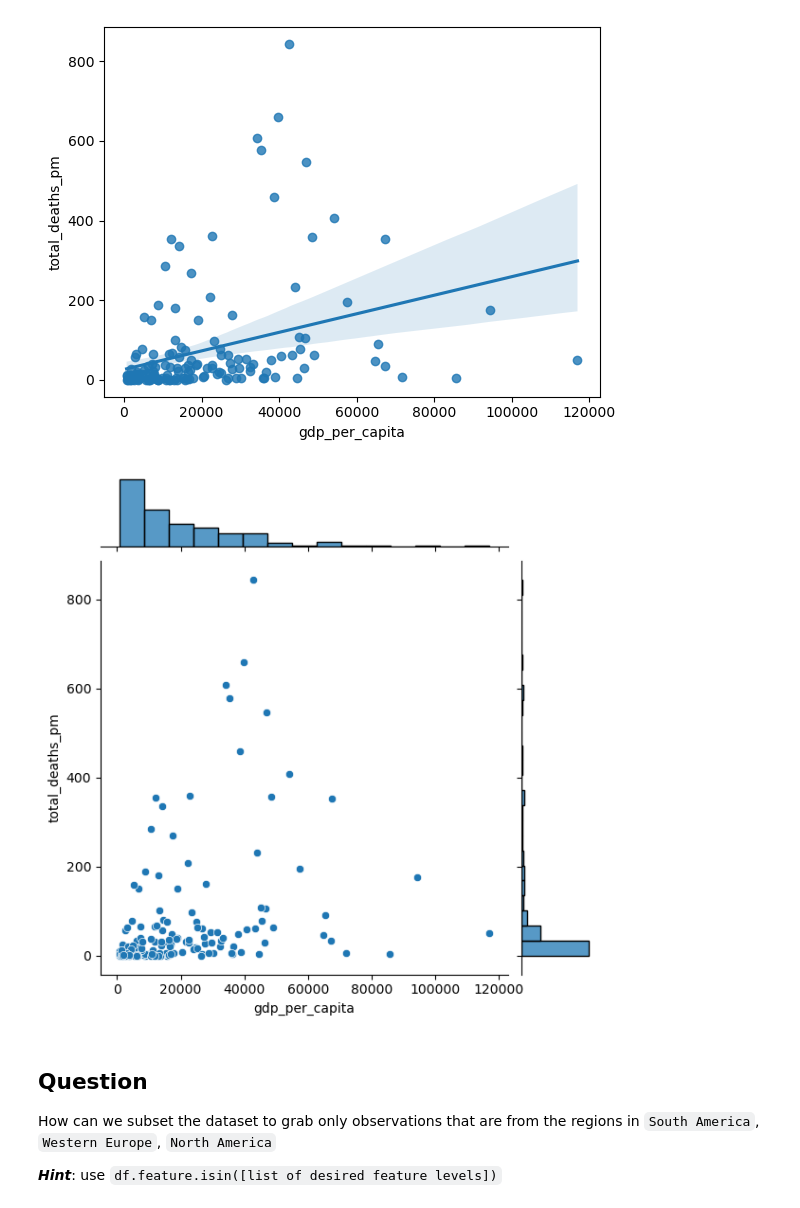
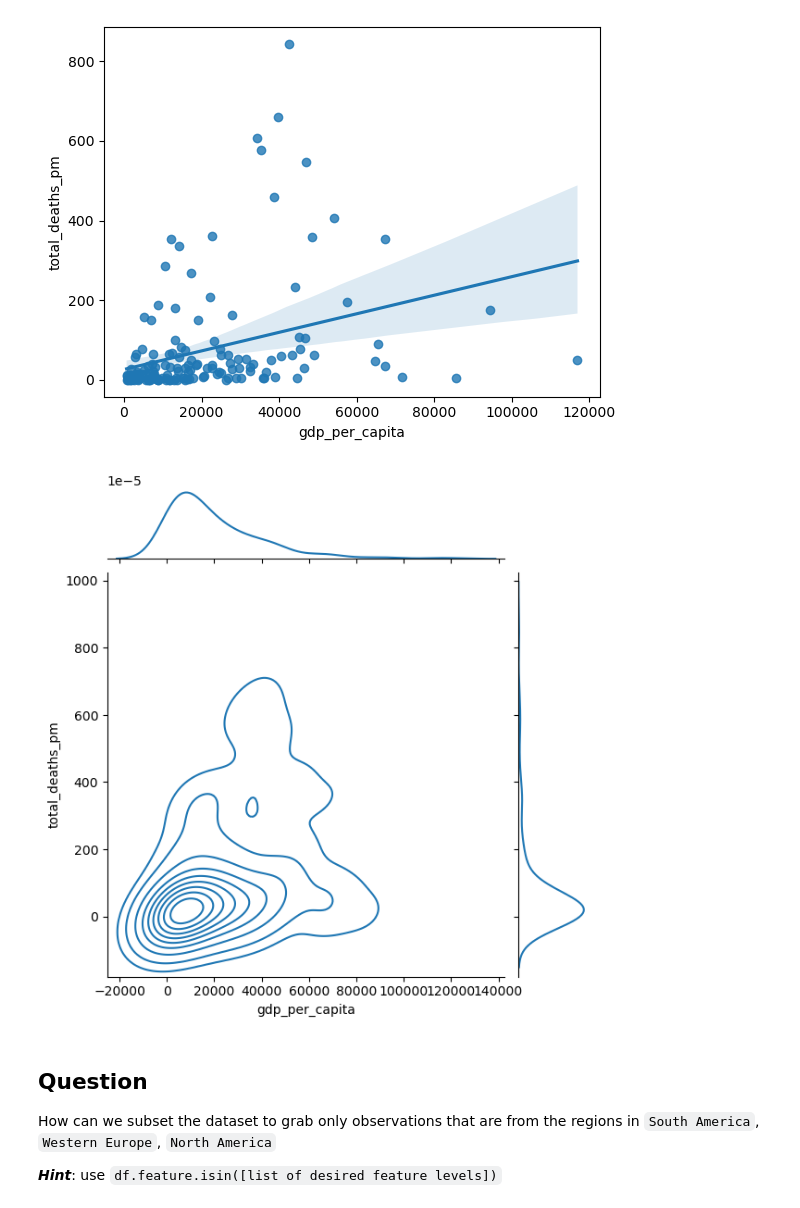
Before and after one commit to mlekimchi/data271_sp26, a Jupyter notebook: lectures/data271_lec22-ekc.ipynb, the cells around one changed output. Saved outputs shown, nothing was run; the diff lists cells and outputs as text; code cells hidden in the pictures.

```diff
--- a/lectures/data271_lec22-ekc.ipynb
+++ b/lectures/data271_lec22-ekc.ipynb
@@ -109,12 +104,12 @@ sns.regplot(data=covid,
 # %%
 # jointplot — scatter + marginal histograms
 sns.jointplot(data=covid,
               x='gdp_per_capita',
-              y='total_deaths_pm');
+              y='total_deaths_pm', kind='kde');
 
 # let's see it colored by region!!!
 # %% [output]
-[figure, old version]
+[figure, new version]
 # %% [markdown]
 ## Question
 
```
Also changed, not shown: parts of 1 cell of this notebook.
